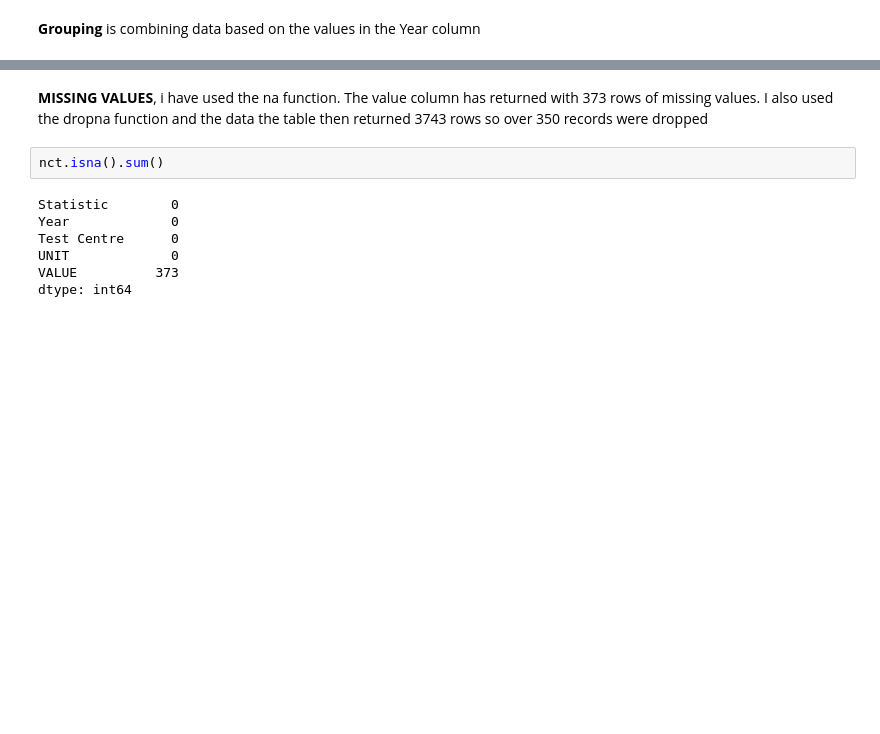
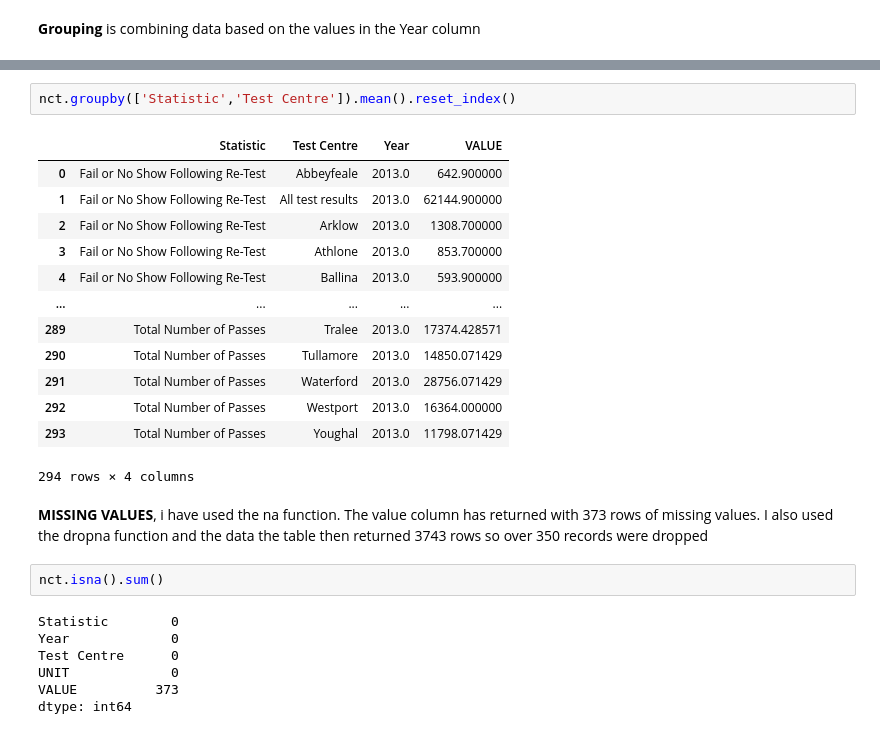
Before and after one commit to hartyl1/UCDPA_harty, a Jupyter notebook: Copy_of_Copy_of_Untitled12.ipynb, the cells around one changed output, grey strips where cells are left out. Saved outputs shown, nothing was run; the diff lists cells and outputs as text; blank space fills up the shorter version.

```diff
--- a/Copy_of_Copy_of_Untitled12.ipynb
+++ b/Copy_of_Copy_of_Untitled12.ipynb
@@ -208,3 +232,19 @@ nct.groupby(['Year']).mean()
+# %%
+nct.groupby(['Statistic','Test Centre']).mean().reset_index()
+# %% [output]
+|  | Statistic | Test Centre | Year | VALUE |
+| 0 | Fail or No Show Following Re-Test | Abbeyfeale | 2013.0 | 642.900000 |
+| 1 | Fail or No Show Following Re-Test | All test results | 2013.0 | 62144.900000 |
+| 2 | Fail or No Show Following Re-Test | Arklow | 2013.0 | 1308.700000 |
+| 3 | Fail or No Show Following Re-Test | Athlone | 2013.0 | 853.700000 |
+| 4 | Fail or No Show Following Re-Test | Ballina | 2013.0 | 593.900000 |
+| ... | ... | ... | ... | ... |
+| 289 | Total Number of Passes | Tralee | 2013.0 | 17374.428571 |
+| 290 | Total Number of Passes | Tullamore | 2013.0 | 14850.071429 |
+| 291 | Total Number of Passes | Waterford | 2013.0 | 28756.071429 |
+| 292 | Total Number of Passes | Westport | 2013.0 | 16364.000000 |
+| 293 | Total Number of Passes | Youghal | 2013.0 | 11798.071429 |
+294 rows × 4 columns
 # %% [markdown]
 **MISSING VALUES**, i have used the na function.  The value column has returned with 373 rows of missing values. I also used the dropna function and the data the table then returned 3743 rows so over 350 records were dropped
 # %%
```
Also changed, not shown: parts of 4 cells of this notebook.
